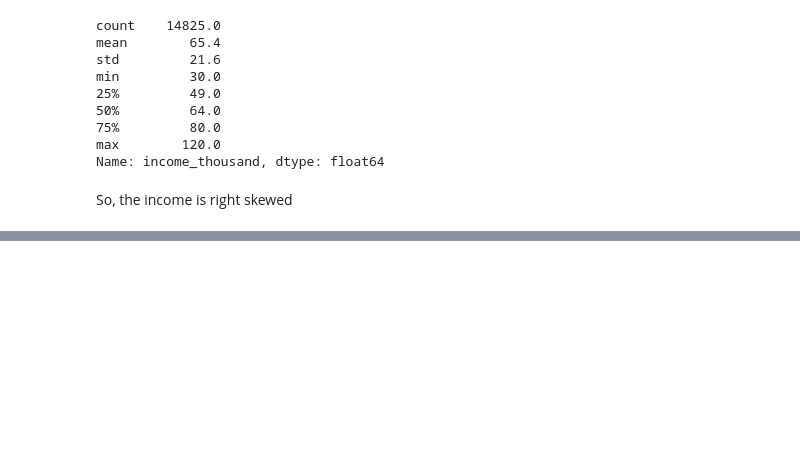
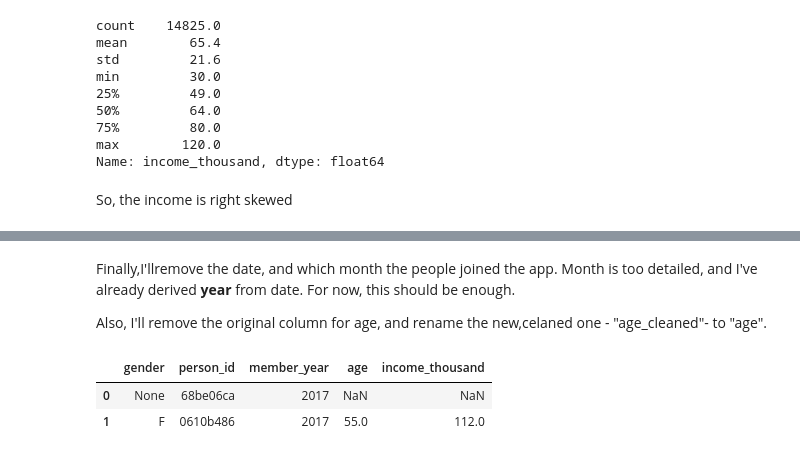
Before and after one commit to heschmat/starbucks, a Jupyter notebook: EDA/02-clean_profile.ipynb, the cells around one changed output, grey strips where cells are left out. Saved outputs shown, nothing was run; the diff lists cells and outputs as text; code cells hidden in the pictures; blank space fills up the shorter version.

Commit message:
Remove non-informative features. Rename features for better readability.

```diff
--- a/EDA/profile.ipynb
+++ b/EDA/02-clean_profile.ipynb
@@ -200,6 +200,20 @@ dfppl.sample(10, random_state = 0)
 | 3008 | NaN | 49 | 6db6c774 | 2017-11-22 | 2017 | 11 | 49.0 | 80.0 |
 | 2619 | M | 70 | 759c2269 | 2017-05-17 | 2017 | 5 | 70.0 | 113.0 |
 | 2525 | F | 73 | e928e078 | 2017-12-26 | 2017 | 12 | 73.0 | 49.0 |
+# %% [markdown]
+Finally,I'llremove the date, and which month the people joined the app. Month is too detailed, and I've already derived __year__ from date. For now, this should be enough.
+
+Also, I'll remove the original column for age, and rename the new,celaned one - "age_cleaned"- to "age".
+# %%
+dfppl.drop(['member_month', 'member_since', 'age'], axis= 1, inplace= True)
+
+dfppl.rename(columns={'age_cleaned':'age'}, inplace= True)
+
+dfppl.head(2)
+# %% [output]
+|  | gender | person_id | member_year | age | income_thousand |
+| 0 | None | 68be06ca | 2017 | NaN | NaN |
+| 1 | F | 0610b486 | 2017 | 55.0 | 112.0 |
 # %%
 # Save the intermediate data
 
```
